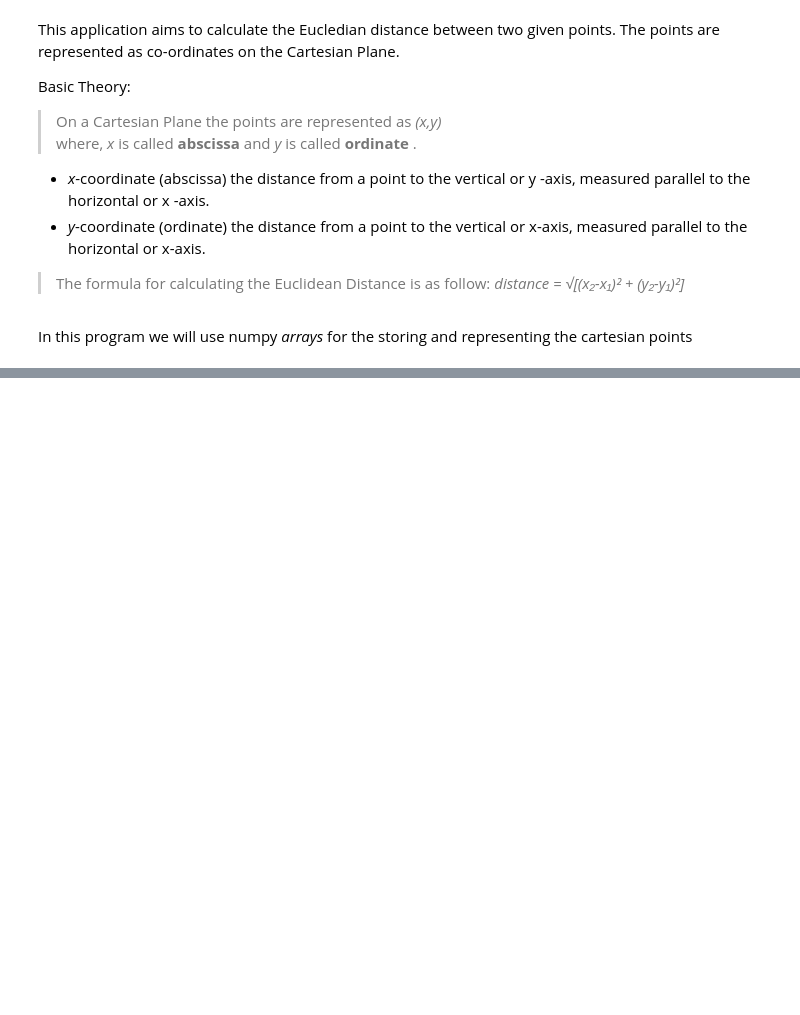
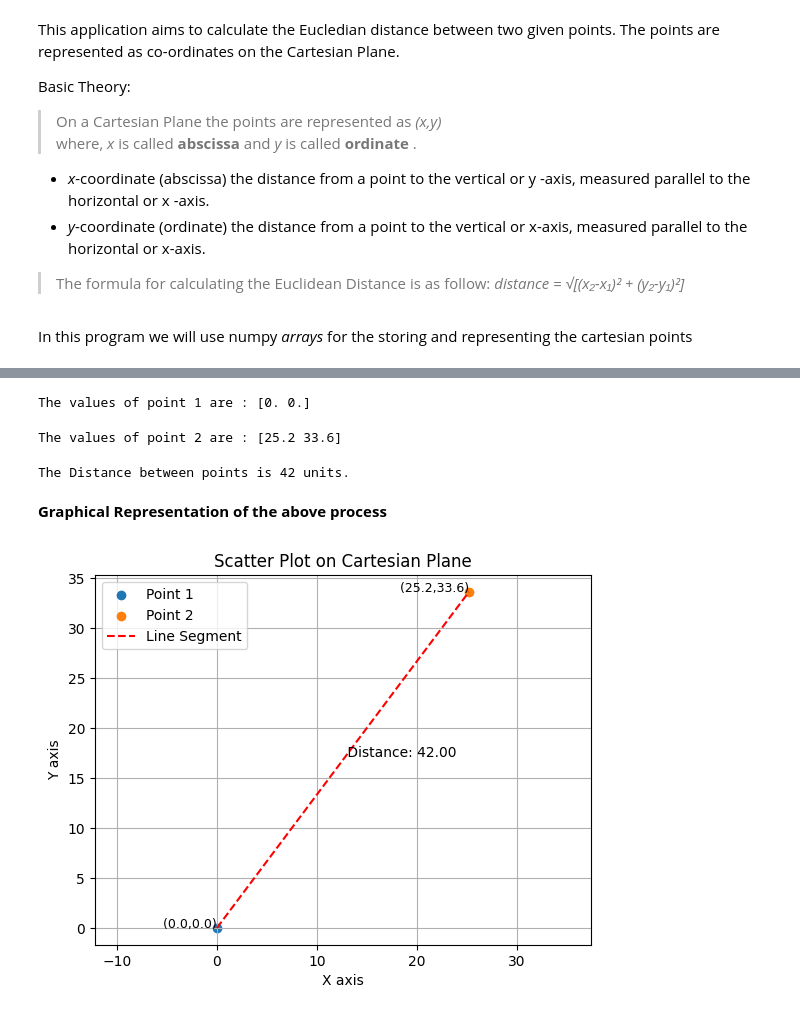
Before and after one commit to harmanbajwa2954/Python_Projects, a Jupyter notebook: Distance_Calculator.ipynb, the cells around one changed output, grey strips where cells are left out. Cells and saved outputs as stored; diff of their text form; code cells hidden in the pictures; blank space fills up the shorter version.

```diff
--- a/Distance_Calculator.ipynb
+++ b/Distance_Calculator.ipynb
@@ -29,10 +30,16 @@ import rich
 # %%
-#initializing arrays to store coordinate values
-point1 = np.array([])
-point2 = np.array([])
+#initializing lists to store coordinate values
+point1 = []
+point2 = []
 # %%
 #getting user inputs
 
 #for point1
+print("Enter the values of Point 1 : ")
 for i in range(2):
-  point1[i] = int(input(""))
+  point1.append(float(input()))
+
+#for point2
+print("Enter the values of Point 2 : ")
+for i in range(2):
+  point2.append(float(input()))
@@ -38,0 +53,58 @@ for i in range(2):
+# %%
+#converting lists into numpy arrays
+point_1 = np.array(point1)
+point_2 = np.array(point2)
+# %%
+#The values of Point 1:
+print(f'The values of point 1 are : {point_1}')
+#values of point 2:
+print(f'The values of point 2 are : {point_2}')
+# %% [output]
+The values of point 1 are : [0. 0.]
+The values of point 2 are : [25.2 33.6]
+# %%
+#calculating the Euclidean distance
+
+dist = np.sqrt(np.sum((point_1-point_2)**2))      #The sqrt() function is used to calculate the square root of the value
+
+print(f'The Distance between points is {math.ceil(dist)} units.')
+                                                 # the elements of both array will be subtracted according to there indexes
+                                                  #the subracted values will be squared and then added
+                                                  # then the square root is calculated
+# %% [output]
+The Distance between points is 42 units.
+# %% [markdown]
+**Graphical Representation of the above process**
+# %%
+import matplotlib.pyplot as plt
+
+x1 = point_1[0]
+y1 = point_1[1]
+
+x2 = point_2[0]
+y2 = point_2[1]
+
+plt.scatter(x1, y1, label='Point 1')
+plt.scatter(x2, y2, label='Point 2')
+
+# Plot the line segment between point_1 and point_2
+plt.plot([x1, x2], [y1, y2], color='red', linestyle='--', label='Line Segment')
+
+# Add labels to the points
+plt.text(x1, y1, f' ({x1},{y1})', fontsize=9, ha='right')
+plt.text(x2, y2, f' ({x2},{y2})', fontsize=9, ha='right')
+
+# Add text along the line segment for distance
+mid_x = (x1 + x2) / 2
+mid_y = (y1 + y2) / 2
+plt.text(mid_x, mid_y, f' Distance: {dist:.2f}', color='black', fontsize=10, va='bottom')
+
+plt.title("Scatter Plot on Cartesian Plane")
+plt.xlabel("X axis")
+plt.ylabel("Y axis")
+plt.grid(True)
+plt.axis('equal') # Ensures equal scaling
+plt.legend()
+plt.show()
+# %% [output]
+[figure, added]
```
Also changed, not shown: parts of 2 cells of this notebook.
